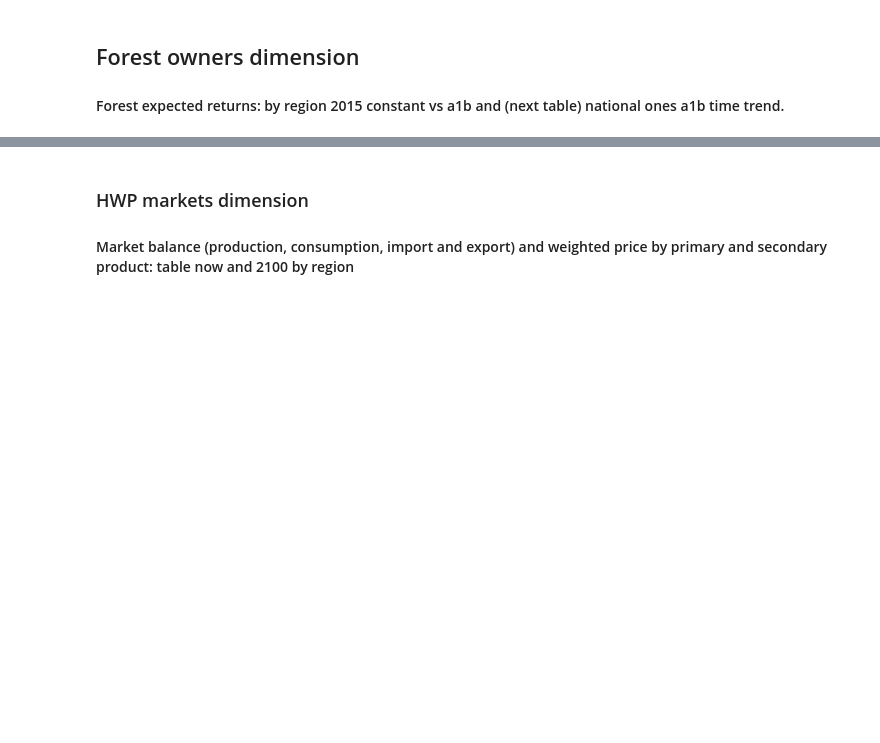
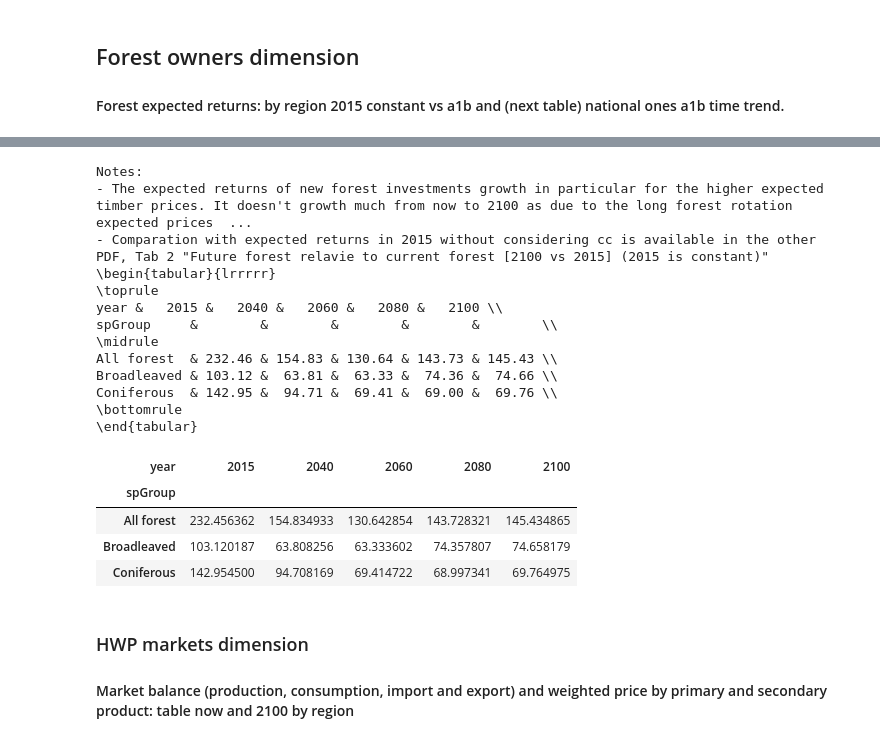
Before and after one commit to LEFNancy/ffsm_pp, a Jupyter notebook: 00_private/2015_oracle/data/output/parser_oracle.ipynb, the cells around one changed output, grey strips where cells are left out. Saved outputs shown, nothing was run; the diff lists cells and outputs as text; code cells hidden in the pictures; blank space fills up the shorter version.

```diff
--- a/00_private/2015_oracle/data/output/parser_oracle.ipynb
+++ b/00_private/2015_oracle/data/output/parser_oracle.ipynb
@@ -561,3 +499,75 @@ All Forest  & 36.08 & 30.83 & 30.06 & 30.61 & 31.75 \\
+# %%
+# expReturns [a1b, national] time trend
+
+fArea_sum = forestDataReg[
+         (forestDataReg['parName'] == 'forArea')
+      &  (forestDataReg['scen'].isin(scenarios_a1b) )
+      &  (forestDataReg['year'].isin([2015,2040,2060,2080,2100]))
+      ].copy()
+
+fArea_sum = fArea_sum.drop(['freeDim','scen'], axis=1)
+fArea_sum = fArea_sum.groupby(['region','spGroup','forType','parName','year']).agg(np.mean) # average by a1b scenarios
+fArea_sum = fArea_sum.reset_index()
+fArea_sum = fArea_sum.groupby(['region','spGroup','parName','year']).agg(np.sum) # sum by ft to ftgroup
+fArea_sum = fArea_sum.unstack(['year','region','parName'])
+fArea_sum.loc['All forest'] = fArea_sum.sum()
+fArea_sum = fArea_sum.stack(['year','region','parName'])
+fArea_sum = fArea_sum.reset_index()
+
+
+expReturns = forestDataReg[
+     (forestDataReg['parName'] == 'sumExpReturns')
+  &  (forestDataReg['scen'].isin(scenarios_a1b))
+  &  (forestDataReg['year'].isin([2015,2040,2060,2080,2100]))
+  &  (forestDataReg['spGroup'].isin(['broadL','con','All forest']))
+    ].copy()
+
+expReturns = expReturns.drop(['scen','forType','freeDim'],axis=1) # we don't want these columns never
+expReturns = expReturns.groupby(['spGroup','year','region','parName']).agg(np.mean) # average by a1b scenarios
+expReturns = expReturns.reset_index()
+expReturns.replace({'spGroup': fgroup_map2}, inplace=True)
+expReturns = expReturns.append(fArea_sum )
+expReturns = expReturns.pivot_table(index='region',
+                 columns=['spGroup','year','parName'],
+                 values='value')
+expReturns.loc['France'] = expReturns.sum()
+expReturns = expReturns.stack('year')
+# All spGroups sumExpectedReturns have been computed using total forest area, not own forest area
+expReturns[('All forest','expReturns')] = expReturns[('All forest','sumExpReturns')]/expReturns[('All forest','forArea')]
+expReturns[('Broadleaved','expReturns')] = expReturns[('Broadleaved','sumExpReturns')]/expReturns[('All forest','forArea')]
+expReturns[('Coniferous','expReturns')] = expReturns[('Coniferous','sumExpReturns')]/expReturns[('All forest','forArea')]
+expReturns = expReturns.stack('spGroup')
+expReturns.drop(['forArea','sumExpReturns'],axis=1, inplace=True)
+expReturns = expReturns.reset_index()
+selection = (expReturns.region == 'France')
+expReturns = expReturns[expReturns['region'] == 'France']
+expReturns = expReturns.pivot_table(index='spGroup',
+                 columns=['year'],
+                 values='expReturns')
+print("Notes:")
+print("- The expected returns of new forest investments growth in particular for the higher expected timber prices. It doesn't growth much from now to 2100 as due to the long forest rotation expected prices of timber for today plantation already incorporate future price increases.")
+print("- Comparation with expected returns in 2015 without considering cc is available in the other PDF, Tab 2 \"Future forest relavie to current forest [2100 vs 2015] (2015 is constant)\"")
+print (expReturns.to_latex(formatters=[form_f2, form_f2, form_f2, form_f2, form_f2]))
+expReturns
+# %% [output]
+Notes:
+- The expected returns of new forest investments growth in particular for the higher expected timber prices. It doesn't growth much from now to 2100 as due to the long forest rotation expected prices  ...
+- Comparation with expected returns in 2015 without considering cc is available in the other PDF, Tab 2 "Future forest relavie to current forest [2100 vs 2015] (2015 is constant)"
+\begin{tabular}{lrrrrr}
+\toprule
+year &   2015 &   2040 &   2060 &   2080 &   2100 \\
+spGroup     &        &        &        &        &        \\
+\midrule
+All forest  & 232.46 & 154.83 & 130.64 & 143.73 & 145.43 \\
+Broadleaved & 103.12 &  63.81 &  63.33 &  74.36 &  74.66 \\
+Coniferous  & 142.95 &  94.71 &  69.41 &  69.00 &  69.76 \\
+\bottomrule
+\end{tabular}
+| year | 2015 | 2040 | 2060 | 2080 | 2100 |
+| spGroup |  |  |  |  |  |
+| All forest | 232.456362 | 154.834933 | 130.642854 | 143.728321 | 145.434865 |
+| Broadleaved | 103.120187 | 63.808256 | 63.333602 | 74.357807 | 74.658179 |
+| Coniferous | 142.954500 | 94.708169 | 69.414722 | 68.997341 | 69.764975 |
 # %% [markdown]
 ### HWP markets dimension ###
 
```
Also changed, not shown: parts of 22 cells of this notebook, 13 other files.
